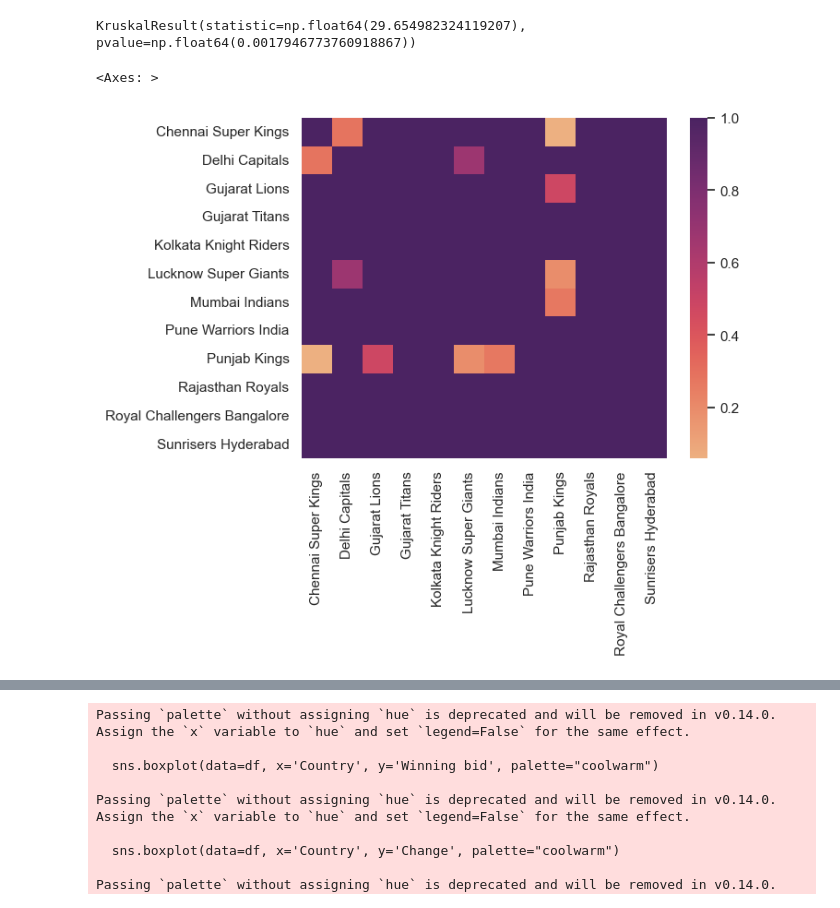
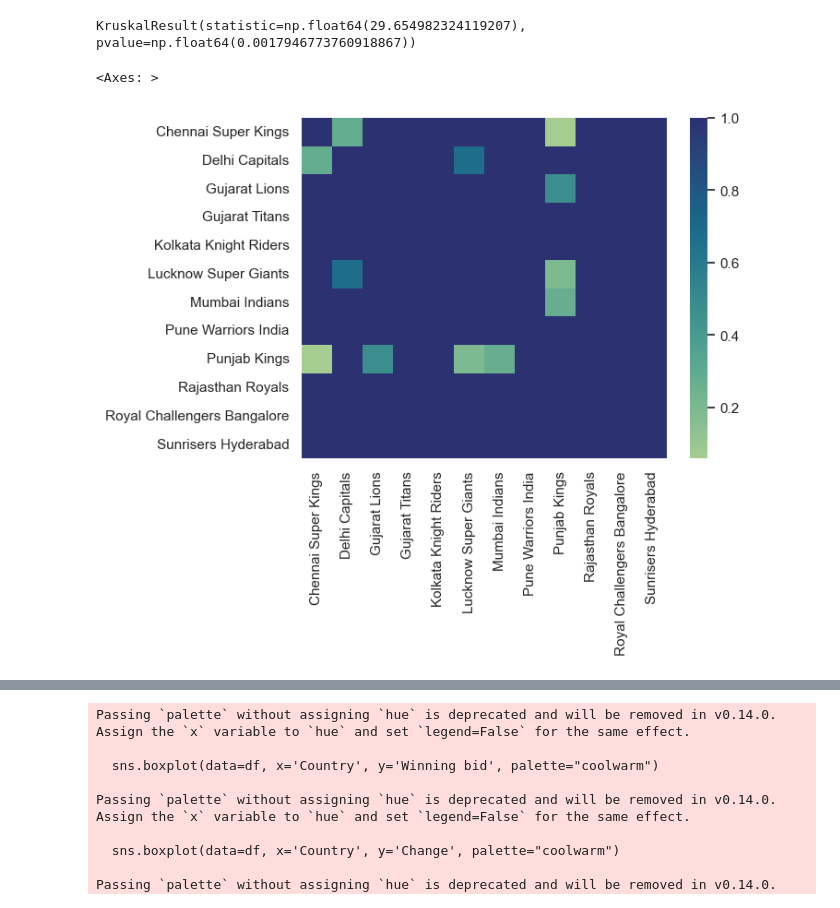
Before and after one commit to arhamaneeq/CFA_Analytics_Induction, a Jupyter notebook: prelim.ipynb, the cells around one changed output, grey strips where cells are left out. Drawn from its saved outputs; the diff is of its cells as text; code cells hidden in the pictures.

```diff
--- a/prelim.ipynb
+++ b/prelim.ipynb
@@ -534,7 +548,7 @@ kruskal(*[group['Change'].values for _, group in df.groupby('Team')])
 # %% [output]
 KruskalResult(statistic=np.float64(29.654982324119207), pvalue=np.float64(0.0017946773760918867))
 # %%
-sns.heatmap(data=sp.posthoc_dunn(df, val_col='Change', group_col='Team', p_adjust='bonferroni'), cmap='flare')
+sns.heatmap(data=sp.posthoc_dunn(df, val_col='Change', group_col='Team', p_adjust='bonferroni'), cmap='crest')
 # %% [output]
 <Axes: >
-[figure, old version]
+[figure, new version]
```
Also changed, not shown: parts of 21 cells of this notebook.
